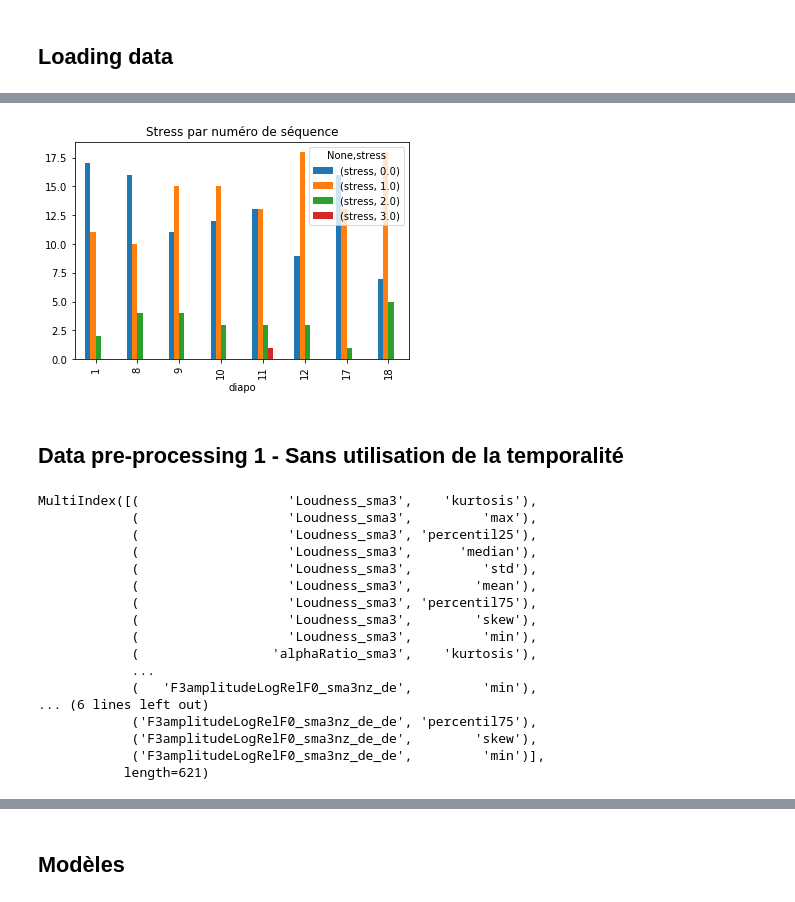
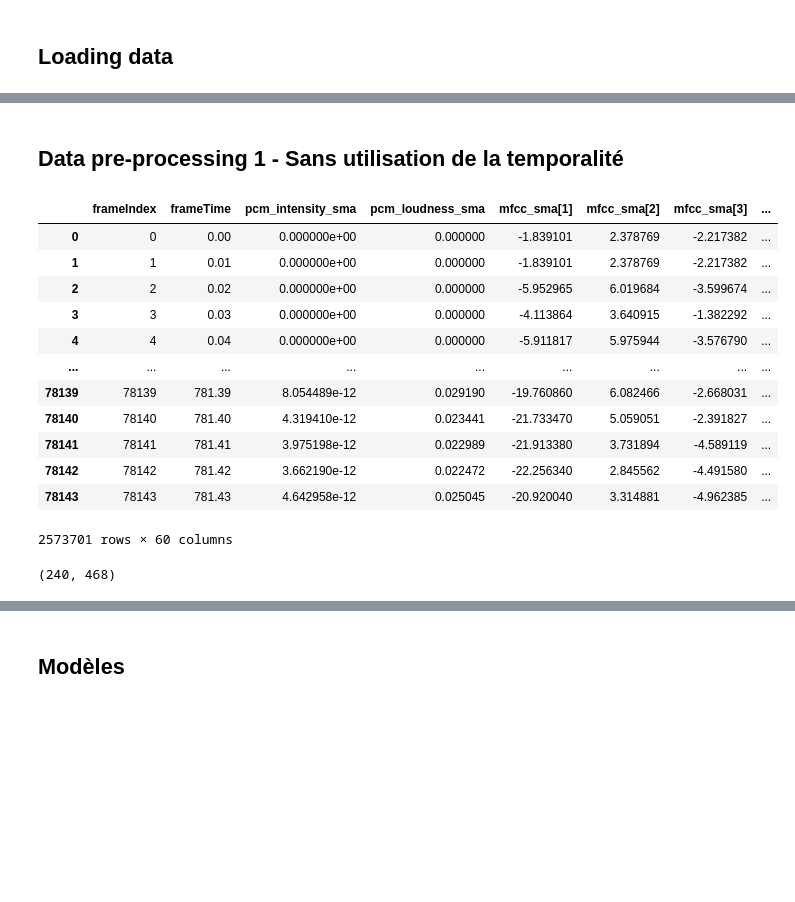
Before and after one commit to Projet-Fil-Rouge-AFPA/filrouge, a Jupyter notebook: Notebook_Laurent_eGeMAPS.ipynb, the cells around one changed output, grey strips where cells are left out. Drawn from its saved outputs; the diff is of its cells as text; code cells hidden in the pictures; blank space fills up the shorter version.

```diff
--- a/Notebook_Laurent_eGeMAPS.ipynb
+++ b/Notebook_Laurent_eGeMAPS.ipynb
@@ -94,9 +32,21 @@ df_stats_stress_diapo
-# %%
-df_stats_stress_diapo.plot(kind='bar', title='Stress par numéro de séquence');
-# %% [output]
-[figure, removed]
 # %% [markdown]
 ## Data pre-processing 1 - Sans utilisation de la temporalité
+# %%
+df_total
+# %% [output]
+|  | frameIndex | frameTime | pcm_intensity_sma | pcm_loudness_sma | mfcc_sma[1] | mfcc_sma[2] | mfcc_sma[3] | ... |
+| 0 | 0 | 0.00 | 0.000000e+00 | 0.000000 | -1.839101 | 2.378769 | -2.217382 | ... |
+| 1 | 1 | 0.01 | 0.000000e+00 | 0.000000 | -1.839101 | 2.378769 | -2.217382 | ... |
+| 2 | 2 | 0.02 | 0.000000e+00 | 0.000000 | -5.952965 | 6.019684 | -3.599674 | ... |
+| 3 | 3 | 0.03 | 0.000000e+00 | 0.000000 | -4.113864 | 3.640915 | -1.382292 | ... |
+| 4 | 4 | 0.04 | 0.000000e+00 | 0.000000 | -5.911817 | 5.975944 | -3.576790 | ... |
+| ... | ... | ... | ... | ... | ... | ... | ... | ... |
+| 78139 | 78139 | 781.39 | 8.054489e-12 | 0.029190 | -19.760860 | 6.082466 | -2.668031 | ... |
+| 78140 | 78140 | 781.40 | 4.319410e-12 | 0.023441 | -21.733470 | 5.059051 | -2.391827 | ... |
+| 78141 | 78141 | 781.41 | 3.975198e-12 | 0.022989 | -21.913380 | 3.731894 | -4.589119 | ... |
+| 78142 | 78142 | 781.42 | 3.662190e-12 | 0.022472 | -22.256340 | 2.845562 | -4.491580 | ... |
+| 78143 | 78143 | 781.43 | 4.642958e-12 | 0.025045 | -20.920040 | 3.314881 | -4.962385 | ... |
+2573701 rows × 60 columns
 # %%
 from scipy.stats import kurtosis, skew
 
@@ -111,23 +64,7 @@ X = df_total.iloc[:,2:].groupby(['video_name','diapo']).agg({'mean','min','max',
 # %%
-X.columns
+X.shape
 # %% [output]
-MultiIndex([(                   'Loudness_sma3',    'kurtosis'),
-            (                   'Loudness_sma3',         'max'),
-            (                   'Loudness_sma3', 'percentil25'),
-            (                   'Loudness_sma3',      'median'),
-            (                   'Loudness_sma3',         'std'),
-            (                   'Loudness_sma3',        'mean'),
-            (                   'Loudness_sma3', 'percentil75'),
-            (                   'Loudness_sma3',        'skew'),
-            (                   'Loudness_sma3',         'min'),
-            (                 'alphaRatio_sma3',    'kurtosis'),
-            ...
-            (   'F3amplitudeLogRelF0_sma3nz_de',         'min'),
-... (6 lines left out)
-            ('F3amplitudeLogRelF0_sma3nz_de_de', 'percentil75'),
-            ('F3amplitudeLogRelF0_sma3nz_de_de',        'skew'),
-            ('F3amplitudeLogRelF0_sma3nz_de_de',         'min')],
-           length=621)
+(240, 468)
 # %%
 X
 # %% [output]
```
Also changed, not shown: parts of 133 cells of this notebook, 21 other files.
